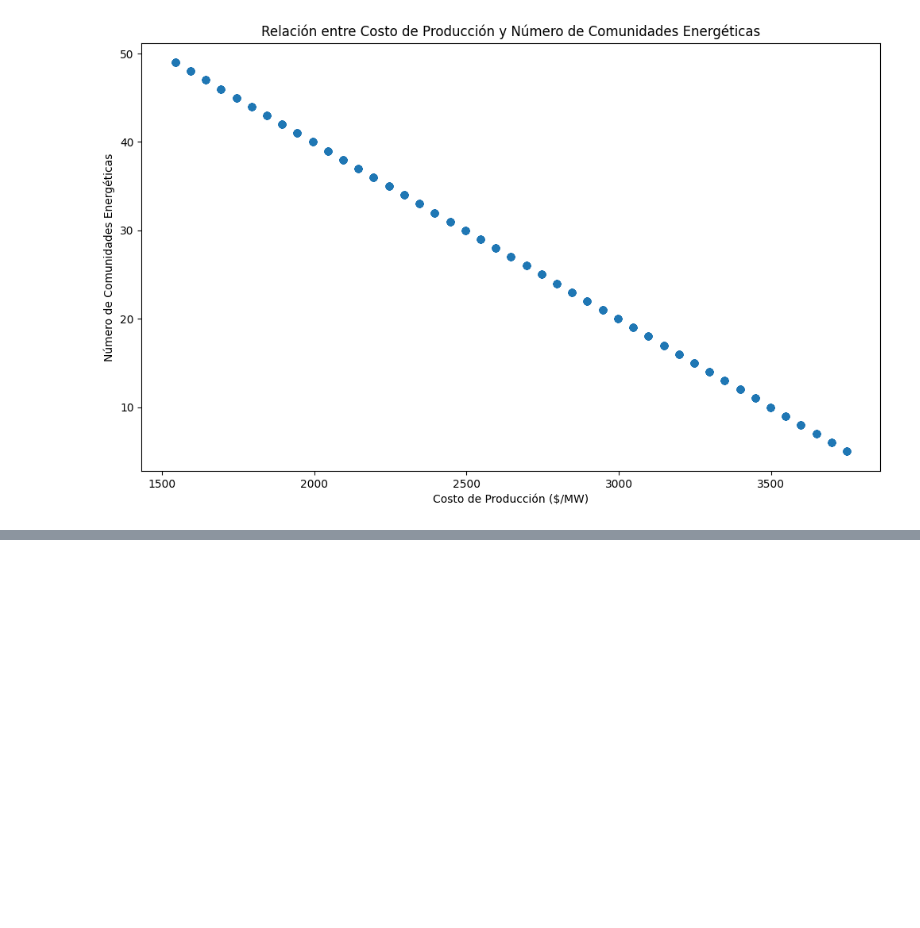
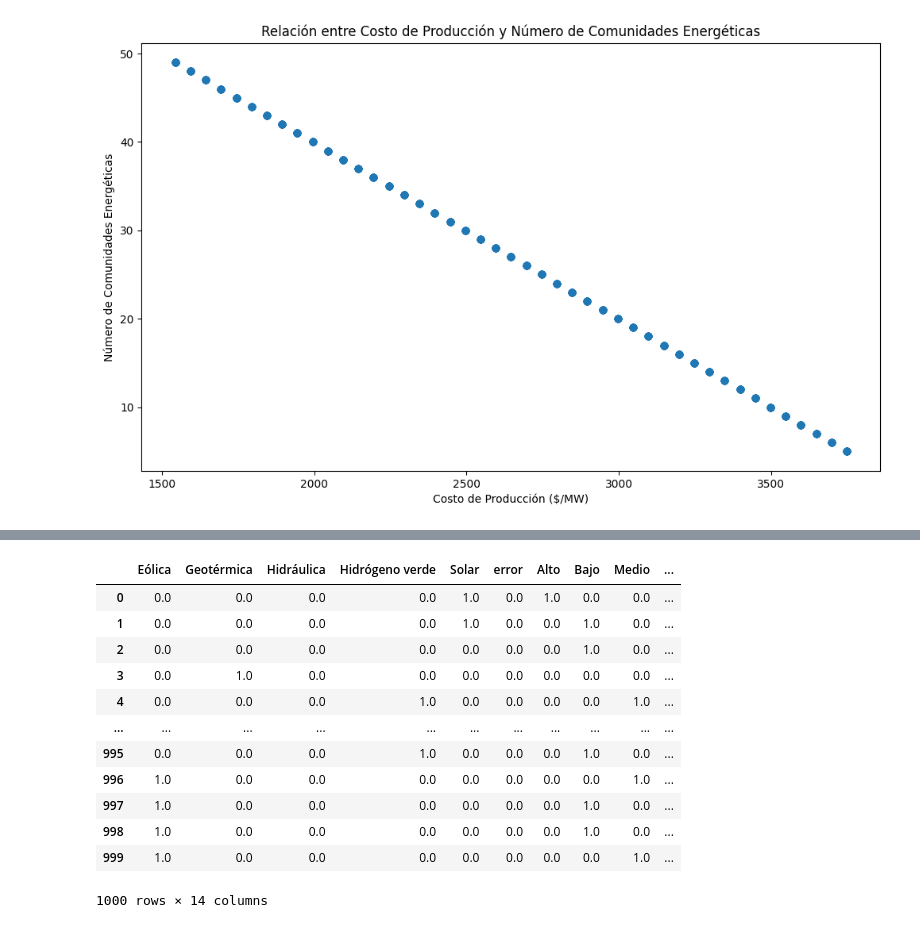
Before and after one commit to gluoneros/talentoTech, a Jupyter notebook: Mision1.ipynb, the cells around one changed output, grey strips where cells are left out. Cells and saved outputs as stored; diff of their text form; code cells hidden in the pictures; blank space fills up the shorter version.

```diff
--- a/Mision1.ipynb
+++ b/Mision1.ipynb
@@ -532,0 +610,2 @@ plt.show()
+# %%
+df['Número de Comunidades Energéticas'].fillna(df['Número de Comunidades Energéticas'].mean(), inplace=True)
@@ -532,0 +650,3 @@ plt.show()
+# %%
+tipo_de_energia_num = pd.get_dummies(df['Tipo de Energía'], columns=['Tipo de Energía'], dtype=float)
+tipo_de_energia_num
@@ -532,0 +667,3 @@ plt.show()
+# %%
+nivel_de_demo_energetica_num = pd.get_dummies(df['Nivel de Democratización Energética'], columns=['Nivel de Democratización Energética'], dtype=float)
+nivel_de_demo_energetica_num
@@ -532,0 +684,3 @@ plt.show()
+# %%
+region_num = pd.get_dummies(df['Región'], columns=['Región'], dtype=float)
+region_num
@@ -532,0 +701,17 @@ plt.show()
+# %%
+nominaul_num = pd.concat([tipo_de_energia_num, nivel_de_demo_energetica_num, region_num], axis=1)
+nominaul_num
+# %% [output]
+|  | Eólica | Geotérmica | Hidráulica | Hidrógeno verde | Solar | error | Alto | Bajo | Medio | ... |
+| 0 | 0.0 | 0.0 | 0.0 | 0.0 | 1.0 | 0.0 | 1.0 | 0.0 | 0.0 | ... |
+| 1 | 0.0 | 0.0 | 0.0 | 0.0 | 1.0 | 0.0 | 0.0 | 1.0 | 0.0 | ... |
+| 2 | 0.0 | 0.0 | 0.0 | 0.0 | 0.0 | 0.0 | 0.0 | 1.0 | 0.0 | ... |
+| 3 | 0.0 | 1.0 | 0.0 | 0.0 | 0.0 | 0.0 | 0.0 | 0.0 | 0.0 | ... |
+| 4 | 0.0 | 0.0 | 0.0 | 1.0 | 0.0 | 0.0 | 0.0 | 0.0 | 1.0 | ... |
+| ... | ... | ... | ... | ... | ... | ... | ... | ... | ... | ... |
+| 995 | 0.0 | 0.0 | 0.0 | 1.0 | 0.0 | 0.0 | 0.0 | 1.0 | 0.0 | ... |
+| 996 | 1.0 | 0.0 | 0.0 | 0.0 | 0.0 | 0.0 | 0.0 | 0.0 | 1.0 | ... |
+| 997 | 1.0 | 0.0 | 0.0 | 0.0 | 0.0 | 0.0 | 0.0 | 1.0 | 0.0 | ... |
+| 998 | 1.0 | 0.0 | 0.0 | 0.0 | 0.0 | 0.0 | 0.0 | 1.0 | 0.0 | ... |
+| 999 | 1.0 | 0.0 | 0.0 | 0.0 | 0.0 | 0.0 | 0.0 | 0.0 | 1.0 | ... |
+1000 rows × 14 columns
```
Also changed, not shown: parts of 48 cells of this notebook, 1 other file.
